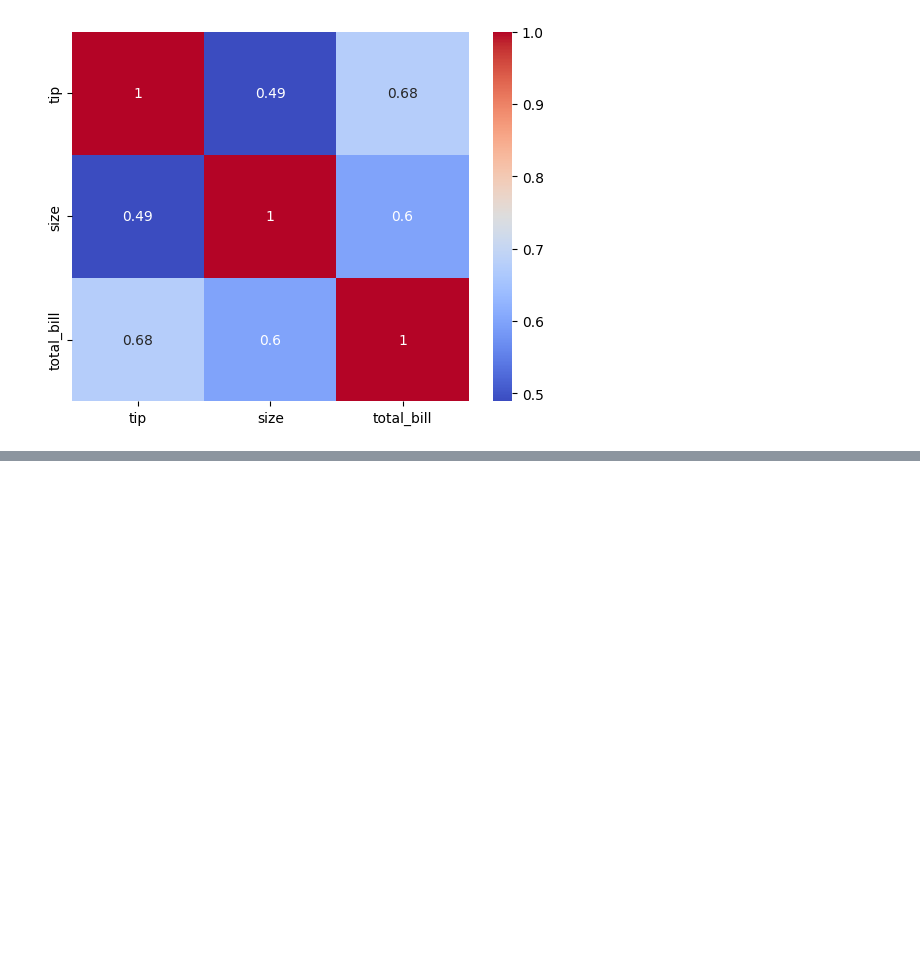
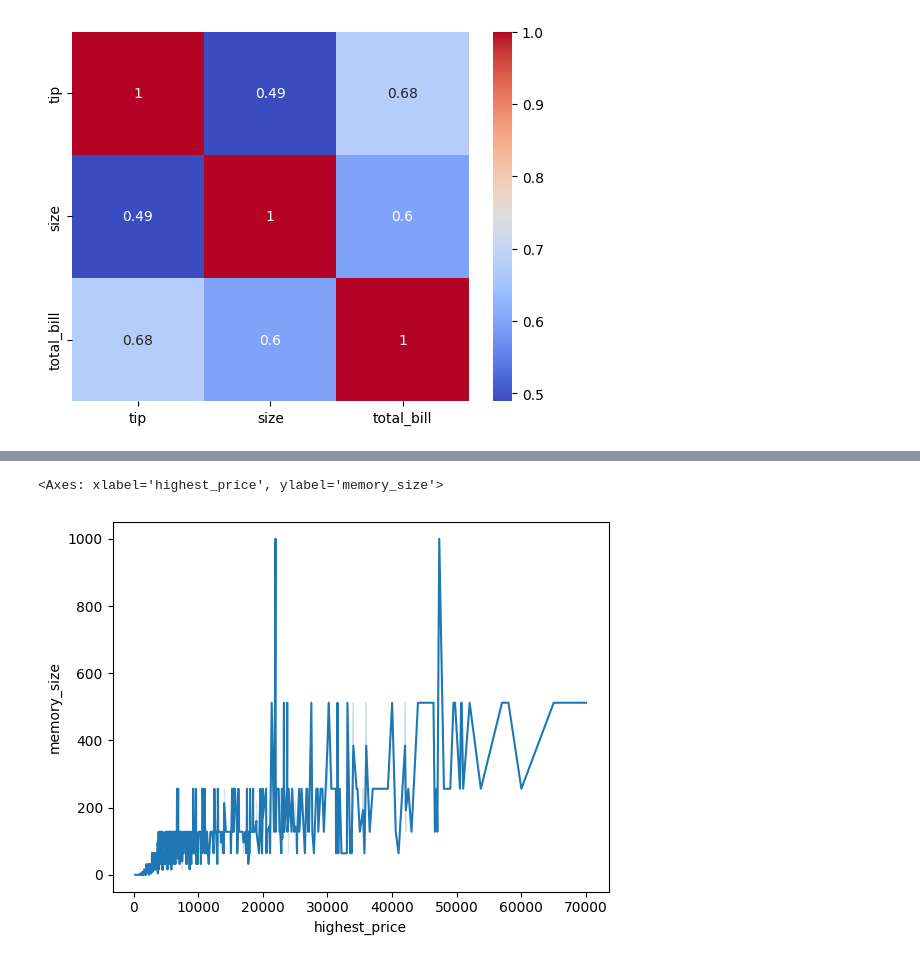
Before and after one commit to amankr2301/Data_analysis_with_python-, a Jupyter notebook: numpy-pandas-matplotlib.ipynb, the cells around one changed output, grey strips where cells are left out. Drawn from its saved outputs; the diff is of its cells as text; code cells hidden in the pictures; blank space fills up the shorter version.

```diff
--- a/numpy-pandas-matplotlib.ipynb
+++ b/numpy-pandas-matplotlib.ipynb
@@ -566,0 +591,5 @@ sns.heatmap((corr) , annot = True , cmap = 'coolwarm')
+# %%
+sns.lineplot(x = 'highest_price' , y = 'memory_size' , data = sales_df)
+# %% [output]
+<Axes: xlabel='highest_price', ylabel='memory_size'>
+[figure, added]
```
Also changed, not shown: parts of 6 cells of this notebook.
